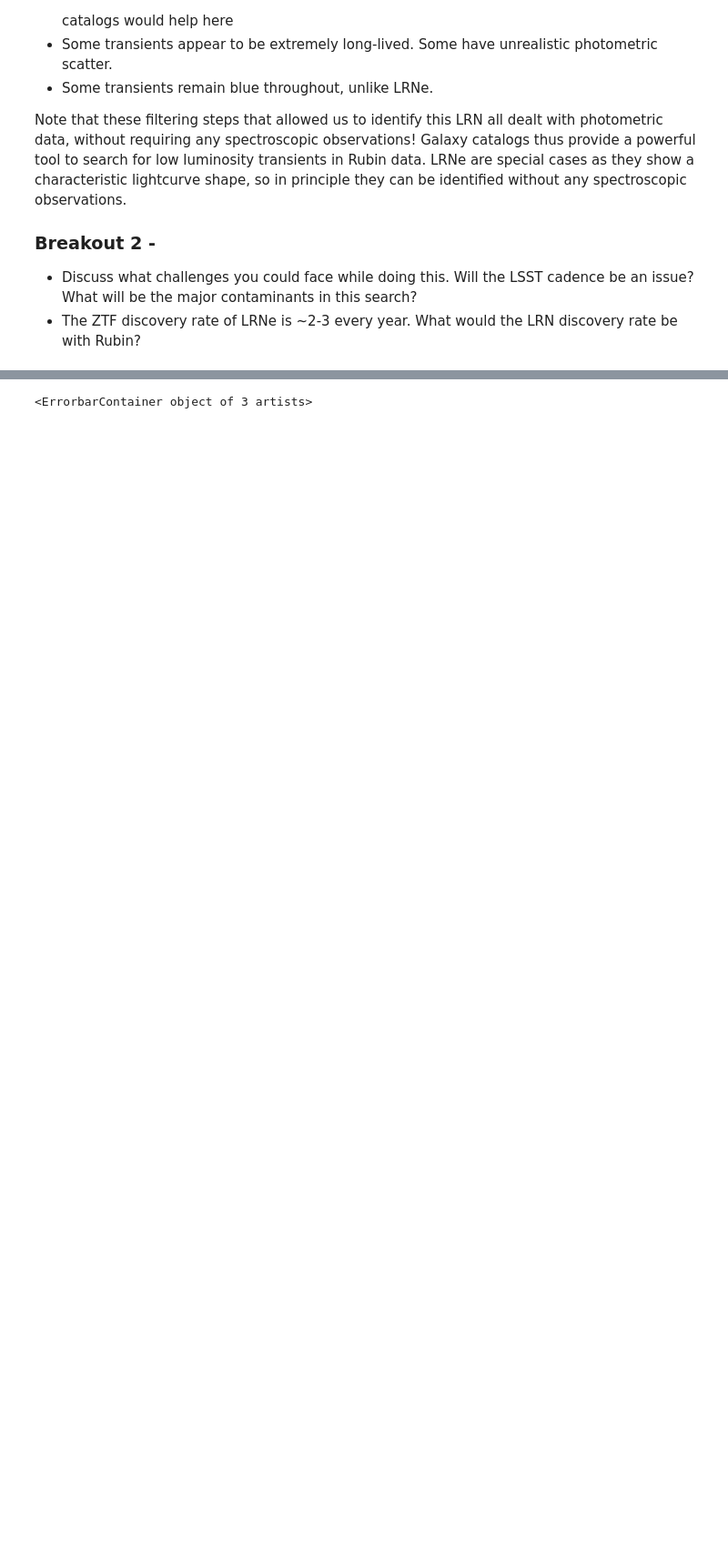
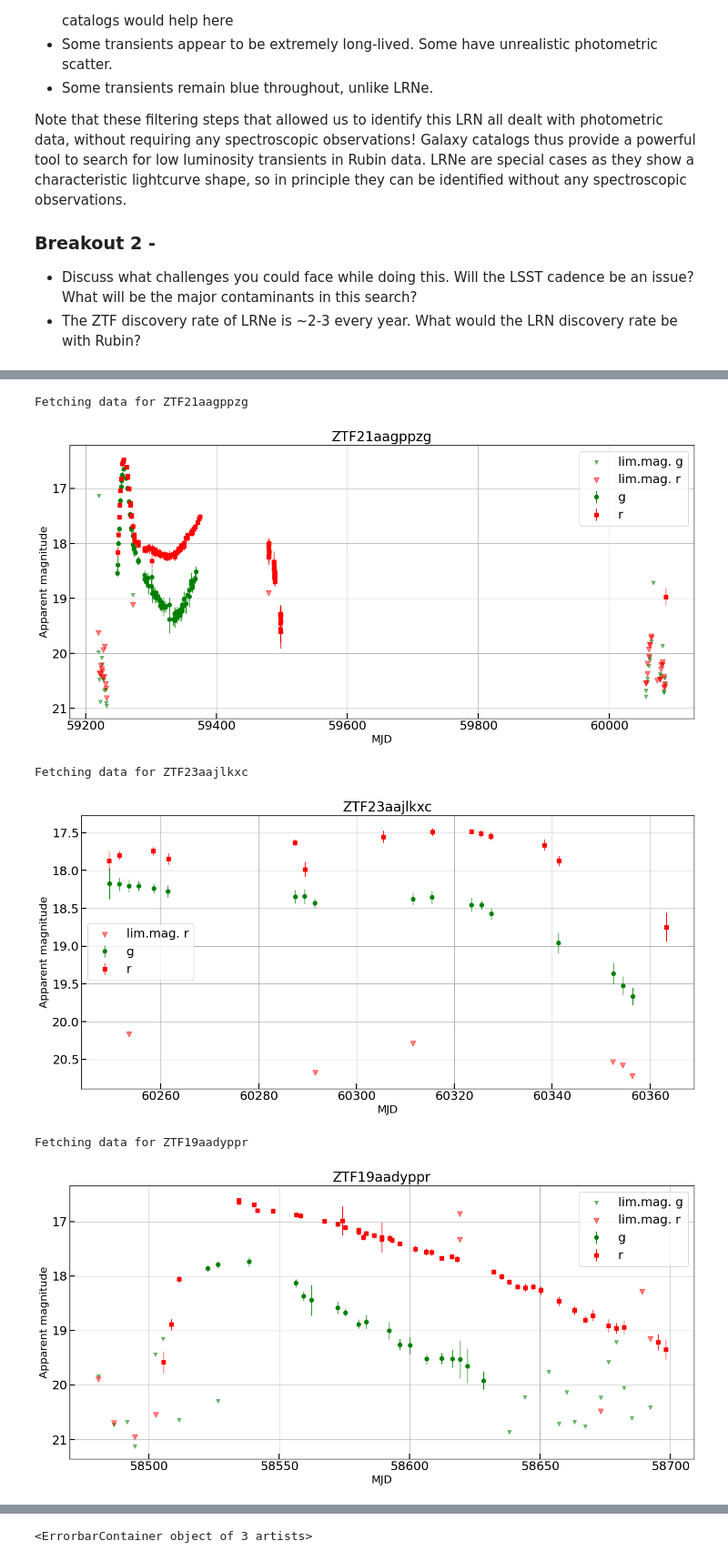
Before and after one commit to virajkaram/LSST_summer_school_2025_Flatiron, a Jupyter notebook: low_luminosity_transients_karambelkar/searches_for_low_luminosity_transients_karambelkar.ipynb, the cells around one changed output, grey strips where cells are left out. Shown at 91% size. Cells and saved outputs as stored; diff of their text form; code cells hidden in the pictures; blank space fills up the shorter version.

```diff
--- a/searches_for_low_luminosity_transients_karambelkar.ipynb
+++ b/low_luminosity_transients_karambelkar/searches_for_low_luminosity_transients_karambelkar.ipynb
@@ -332,0 +452,17 @@ Note that these filtering steps that allowed us to identify this LRN all dealt w
+# %%
+alerce = Alerce()
+for name in ['ZTF21aagppzg', 'ZTF23aajlkxc', 'ZTF19aadyppr', 'ZTF19acoaiub', 'ZTF21aagydmn', 'ZTF21aaoryiz']:
+    print(f"Fetching data for {name}")
+    results = get_lc_data(
+        name,
+        alerce,
+        doLC=True,
+        doStamps=False
+    )
+# %% [output]
+Fetching data for ZTF21aagppzg
+[figure, added]
+Fetching data for ZTF23aajlkxc
+[figure, added]
+Fetching data for ZTF19aadyppr
+[figure, added]
```
Also changed, not shown: parts of 22 cells of this notebook, 9 other files.
